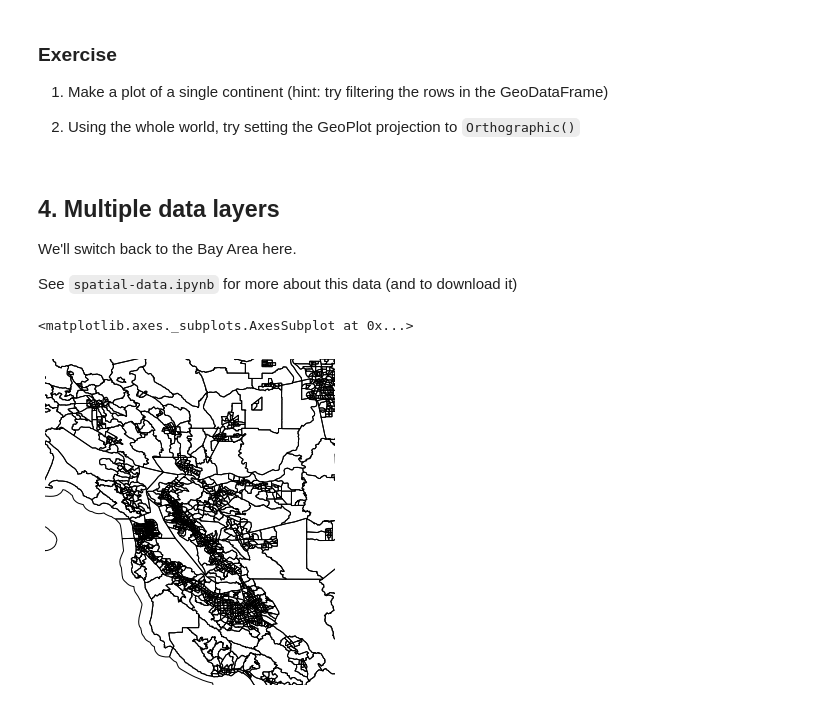
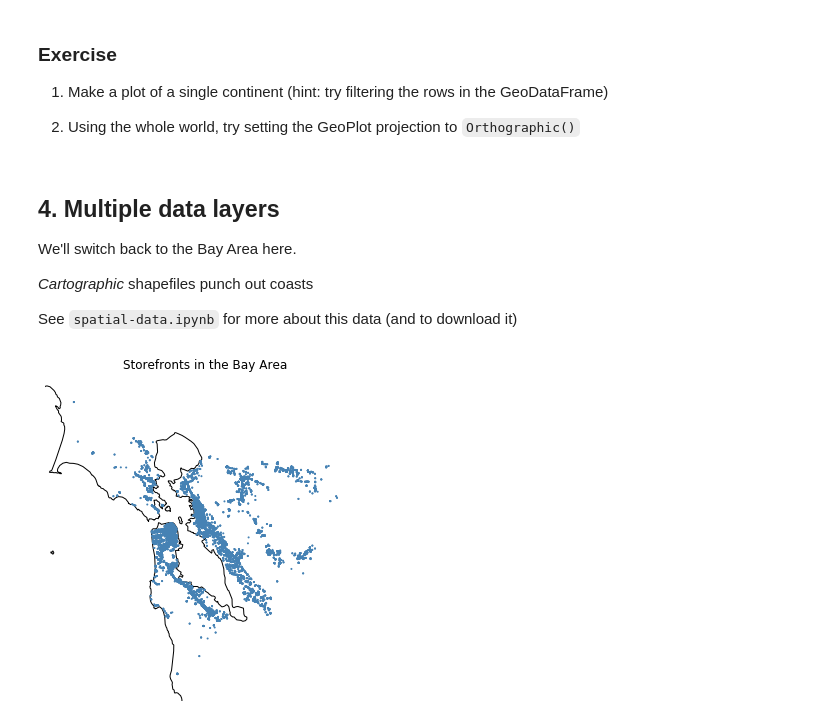
Before and after one commit to smmaurer/cp255, a Jupyter notebook: 06-spatial-data/static-maps.ipynb, the cells around one changed output. Cells and saved outputs as stored; diff of their text form; code cells hidden in the pictures.

```diff
--- a/06-spatial-data/static-maps.ipynb
+++ b/06-spatial-data/static-maps.ipynb
@@ -99,6 +97,8 @@ plt.show()
 
 We'll switch back to the Bay Area here.
 
+*Cartographic* shapefiles punch out coasts
+
 See `spatial-data.ipynb` for more about this data (and to download it)
 # %%
 storefronts = gpd.read_file('all56_nACSxMSA__41860.0.geojson')
@@ -105,7 +112,16 @@ storefronts = gpd.read_file('all56_nACSxMSA__41860.0.geojson')
 # %%
-tracts = gpd.read_file('zip://tl_2010_06_tract10.zip')
+outlines = gpd.read_file('zip://cb_2016_us_state_500k.zip')
-# %%
-geoplot.polyplot(tracts, extent=(-123,36.9,-121.4,38.7))
-# %% [output]
-<matplotlib.axes._subplots.AxesSubplot at 0x...>
-[figure, removed]
+# %%
+ax = geoplot.polyplot(outlines,
+                      projection = geoplot.crs.AlbersEqualArea(),
+                      extent = (-123, 36.9, -121.4, 38.7))  # lower left, upper right
+
+geoplot.pointplot(storefronts,
+                  ax = ax,  # add it to the axes created above
+                  s = 1)  # size of each point
+
+ax.set_title("Storefronts in the Bay Area")
+
+plt.show()
+# %% [output]
+[figure, added]
```
Also changed, not shown: parts of 5 cells of this notebook.
